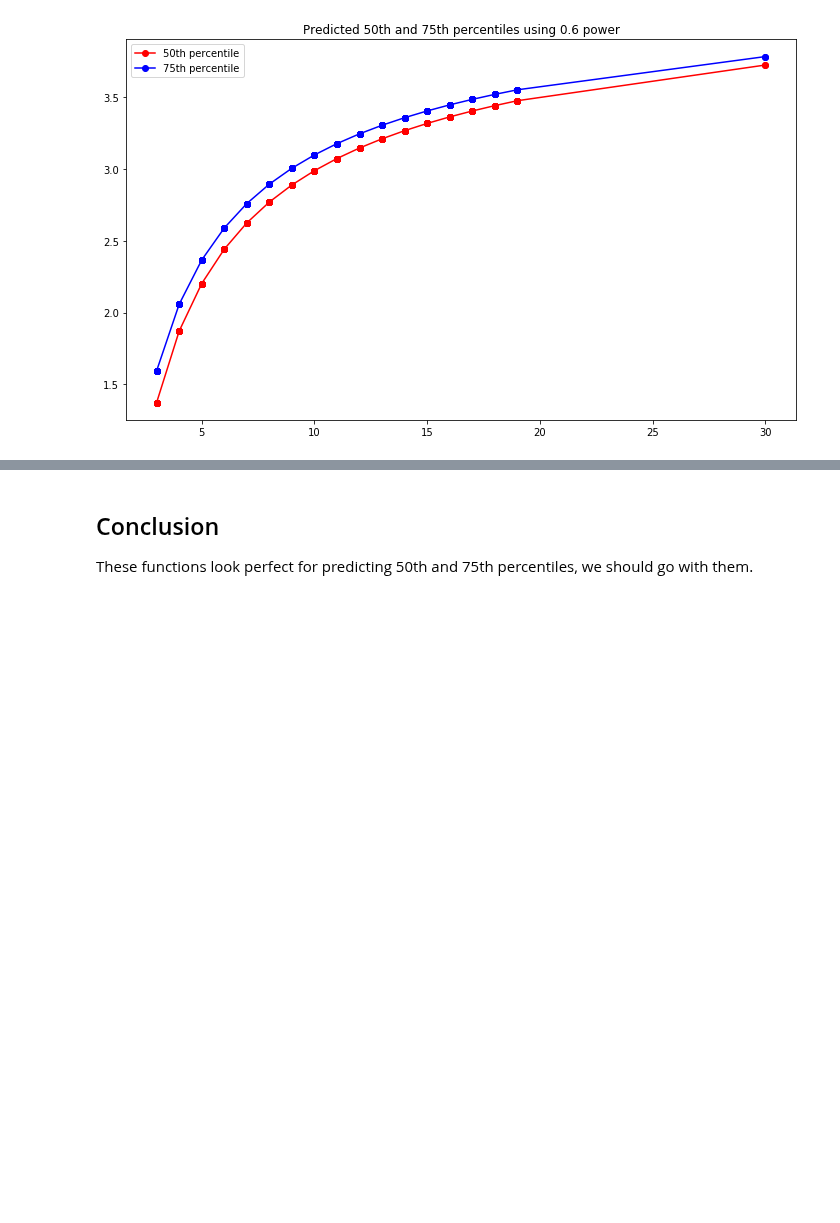
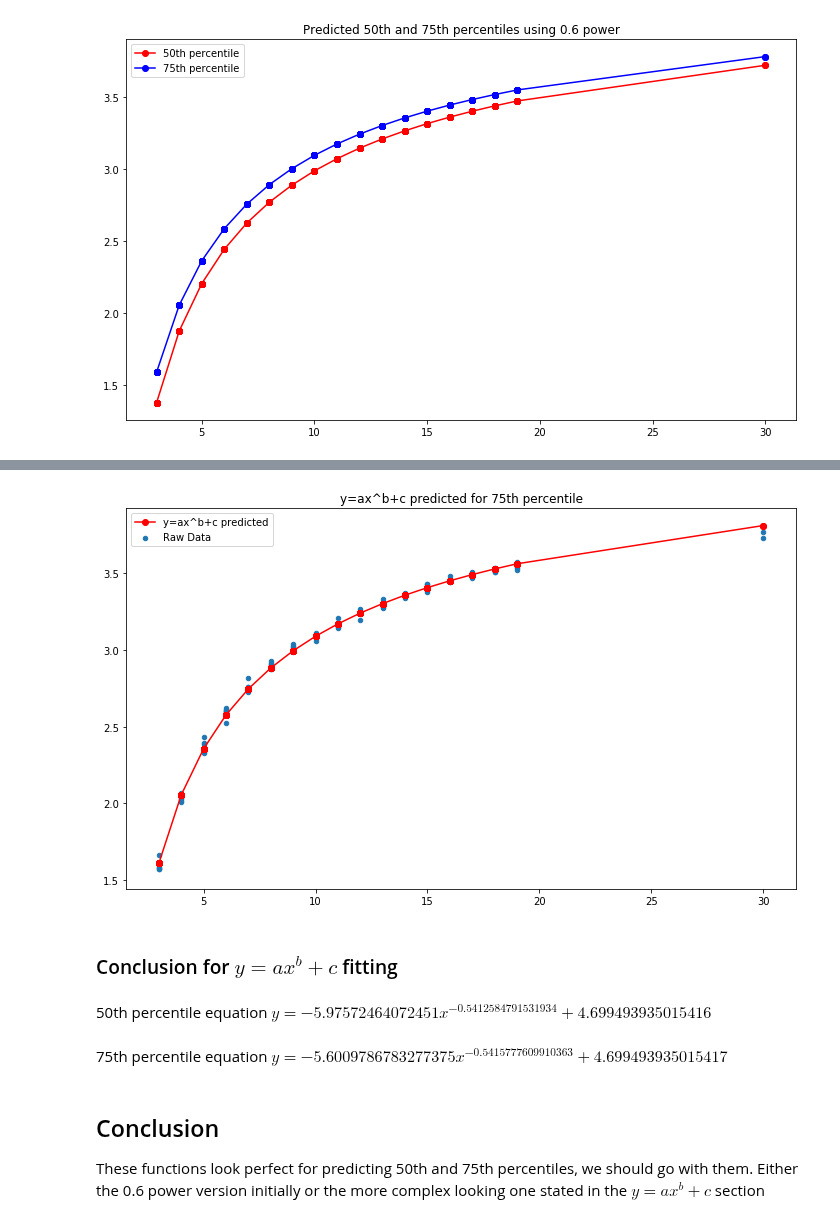
Before and after one commit to wjladams/pyanp, a Jupyter notebook: scrap/AR-InconsistencyResearch.ipynb, the cells around one changed output, grey strips where cells are left out. Drawn from its saved outputs; the diff is of its cells as text; code cells hidden in the pictures; blank space fills up the shorter version.

```diff
--- a/scrap/AR-InconsistencyResearch.ipynb
+++ b/scrap/AR-InconsistencyResearch.ipynb
@@ -438,3 +472,21 @@ plt.show()
+# %%
+plt.plot(xs, fx(xs, *popt75), 'r-o', label="y=ax^b+c predicted")
+plt.scatter(xs, pts75, s=20, label='Raw Data')
+plt.legend()
+plt.title("y=ax^b+c predicted for 75th percentile")
+plt.show()
+# %% [output]
+[figure, added]
+# %% [markdown]
+### Conclusion for $y=ax^b+c$ fitting
+# %%
+eqn50 = "50th percentile equation $y = "+str(popt50[0])+"x^{"+str(popt50[1])+"} + "+str(popt50[2])+"$"
+display(Markdown(eqn50))
+eqn75 = "75th percentile equation $y = "+str(popt75[0])+"x^{"+str(popt75[1])+"} + "+str(popt75[2])+"$"
+display(Markdown(eqn75))
+# %% [output]
+50th percentile equation $y = -5.97572464072451x^{-0.5412584791531934} + 4.699493935015416$
+75th percentile equation $y = -5.6009786783277375x^{-0.5415777609910363} + 4.699493935015417$
 # %% [markdown]
 ## Conclusion
-These functions look perfect for predicting 50th and 75th percentiles, we should go with them.
+These functions look perfect for predicting 50th and 75th percentiles, we should go with them.  Either the 0.6 power version initially or the more complex looking one stated in the $y=ax^b+c$ section
```
Also changed, not shown: parts of 38 cells of this notebook.
